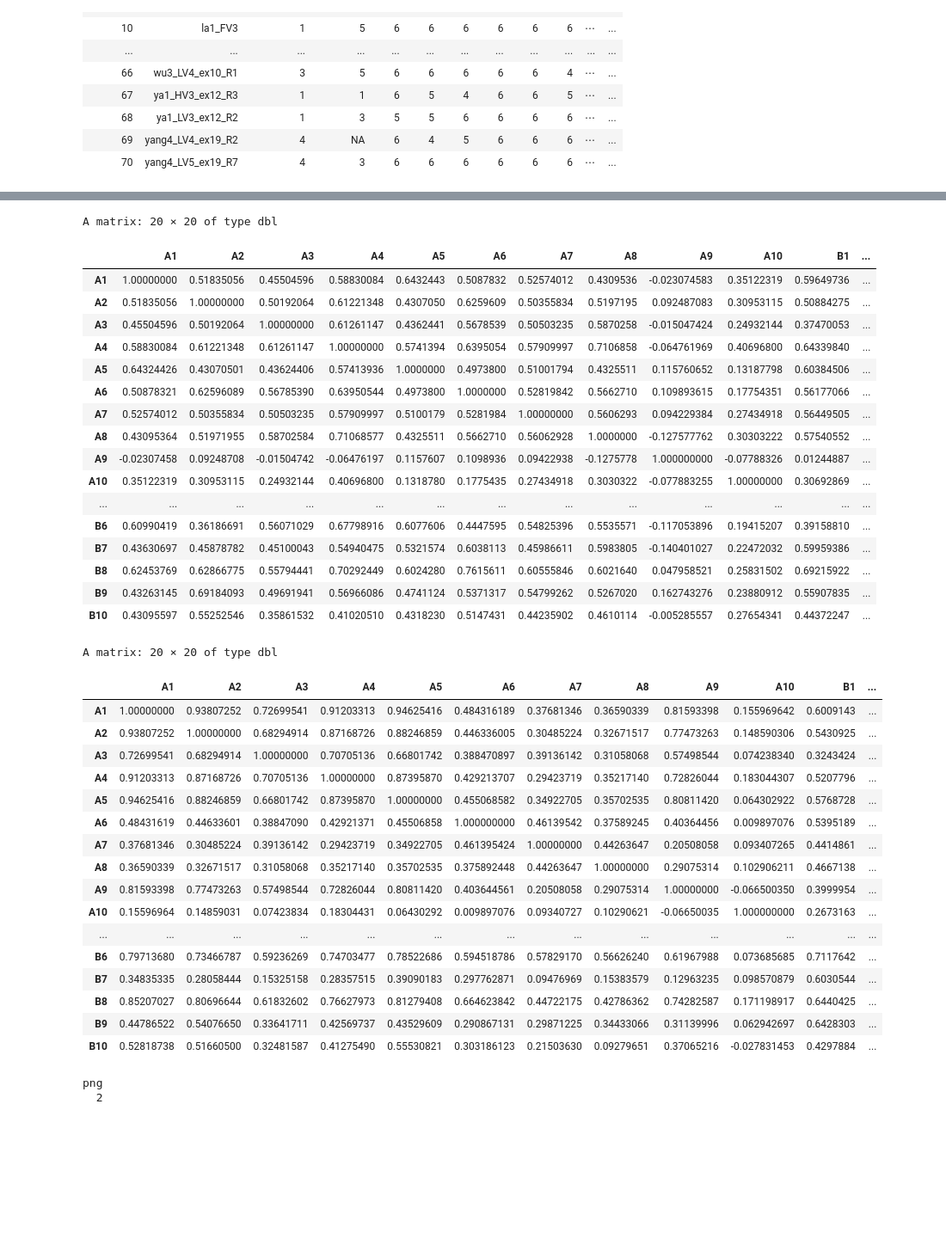
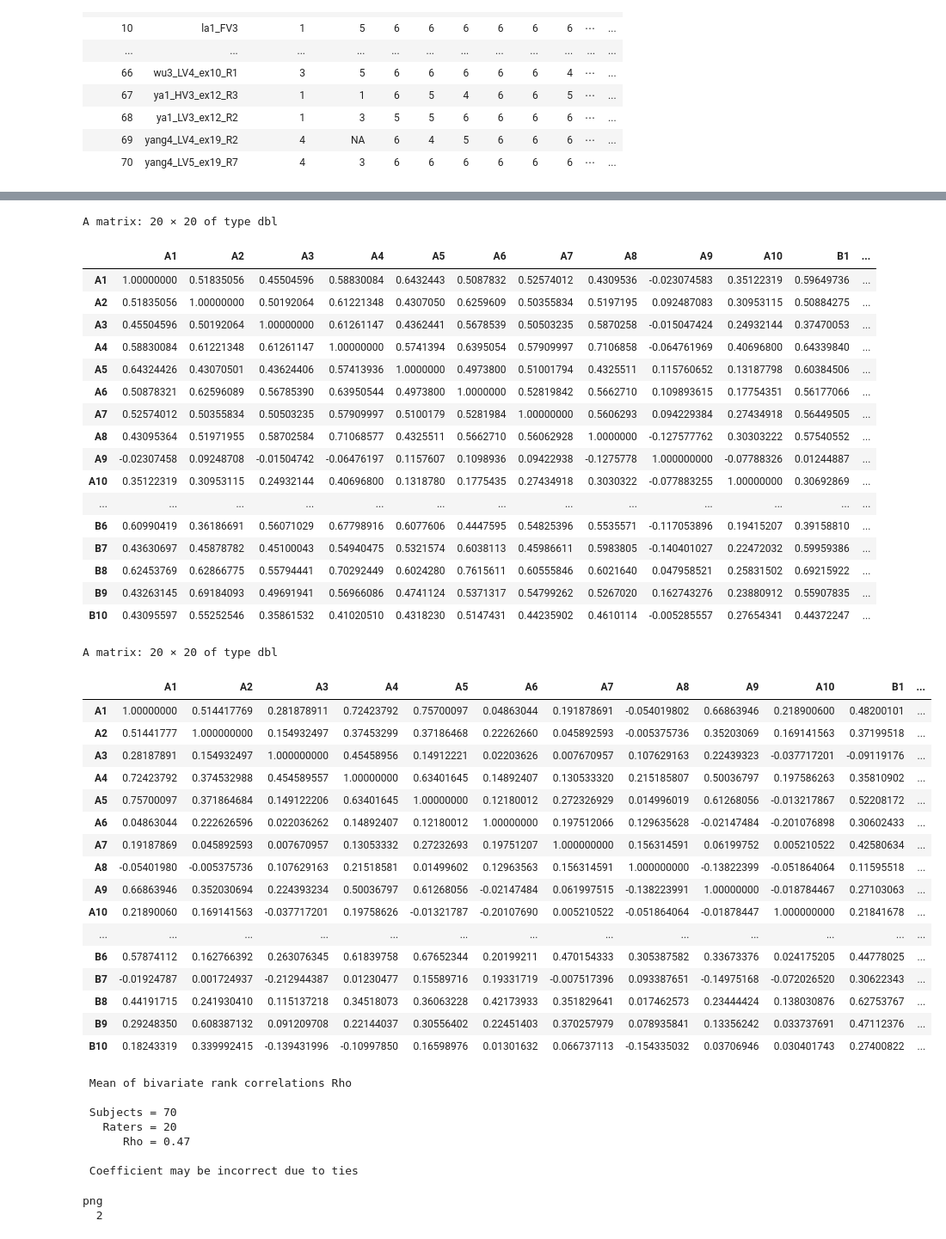
Before and after one commit to saltyseadawg/tonami-package, a Jupyter notebook: data_viz/ratings_analysis.ipynb, the cells around one changed output, grey strips where cells are left out. Shown at 86% size. Cells and saved outputs as stored; diff of their text form; code cells hidden in the pictures; blank space fills up the shorter version.

```diff
--- a/data_viz/ratings_analysis.ipynb
+++ b/data_viz/ratings_analysis.ipynb
@@ -38,8 +56,8 @@ A data.frame: 70 × 24
 # %%
 # convert ratings to matrix
-rater_ratings <- data.matrix(data[, c(seq(5,24))])
-apply(rater_ratings, 2, sd)
-rater_ranks <- apply(rater_ratings, 1, rank,ties.method="min")
+rater_sd <- apply(rater_ratings, 2, sd)
+rater_var <- apply(rater_ratings, 2, var)
+rater_ranks <- apply(rater_ratings, 1, rank,ties.method="average")
 kappam.light(rater_ratings)
 kripp.alpha(t(rater_ratings), method='ordinal')
 kripp.alpha(rater_ranks, method='ordinal')
@@ -108,45 +132,55 @@ A matrix: 20 × 20 of type dbl
 | B9 | 0.43263145 | 0.69184093 | 0.49691941 | 0.56966086 | 0.4741124 | 0.5371317 | 0.54799262 | 0.5267020 | 0.162743276 | 0.23880912 | 0.55907835 | ... |
 | B10 | 0.43095597 | 0.55252546 | 0.35861532 | 0.41020510 | 0.4318230 | 0.5147431 | 0.44235902 | 0.4610114 | -0.005285557 | 0.27654341 | 0.44372247 | ... |
 # %%
+# spearmans doesn't assume normal distribution - good bc our data is right skewed
 cor(rater_ratings, method='spearman')
 cor(t(rater_ranks), method='spearman')
+# probably can't use this one? see if this function can break ties
+meanrho(rater_ratings, fisher=FALSE)
 # %% [output]
 A matrix: 20 × 20 of type dbl
 |  | A1 | A2 | A3 | A4 | A5 | A6 | A7 | A8 | A9 | A10 | B1 | ... |
 | A1 | 1.00000000 | 0.51835056 | 0.45504596 | 0.58830084 | 0.6432443 | 0.5087832 | 0.52574012 | 0.4309536 | -0.023074583 | 0.35122319 | 0.59649736 | ... |
 | A2 | 0.51835056 | 1.00000000 | 0.50192064 | 0.61221348 | 0.4307050 | 0.6259609 | 0.50355834 | 0.5197195 | 0.092487083 | 0.30953115 | 0.50884275 | ... |
 | A3 | 0.45504596 | 0.50192064 | 1.00000000 | 0.61261147 | 0.4362441 | 0.5678539 | 0.50503235 | 0.5870258 | -0.015047424 | 0.24932144 | 0.37470053 | ... |
 | A4 | 0.58830084 | 0.61221348 | 0.61261147 | 1.00000000 | 0.5741394 | 0.6395054 | 0.57909997 | 0.7106858 | -0.064761969 | 0.40696800 | 0.64339840 | ... |
 | A5 | 0.64324426 | 0.43070501 | 0.43624406 | 0.57413936 | 1.0000000 | 0.4973800 | 0.51001794 | 0.4325511 | 0.115760652 | 0.13187798 | 0.60384506 | ... |
 | A6 | 0.50878321 | 0.62596089 | 0.56785390 | 0.63950544 | 0.4973800 | 1.0000000 | 0.52819842 | 0.5662710 | 0.109893615 | 0.17754351 | 0.56177066 | ... |
 | A7 | 0.52574012 | 0.50355834 | 0.50503235 | 0.57909997 | 0.5100179 | 0.5281984 | 1.00000000 | 0.5606293 | 0.094229384 | 0.27434918 | 0.56449505 | ... |
 | A8 | 0.43095364 | 0.51971955 | 0.58702584 | 0.71068577 | 0.4325511 | 0.5662710 | 0.56062928 | 1.0000000 | -0.127577762 | 0.30303222 | 0.57540552 | ... |
 | A9 | -0.02307458 | 0.09248708 | -0.01504742 | -0.06476197 | 0.1157607 | 0.1098936 | 0.09422938 | -0.1275778 | 1.000000000 | -0.07788326 | 0.01244887 | ... |
 | A10 | 0.35122319 | 0.30953115 | 0.24932144 | 0.40696800 | 0.1318780 | 0.1775435 | 0.27434918 | 0.3030322 | -0.077883255 | 1.00000000 | 0.30692869 | ... |
 | ... | ... | ... | ... | ... | ... | ... | ... | ... | ... | ... | ... | ... |
 | B6 | 0.60990419 | 0.36186691 | 0.56071029 | 0.67798916 | 0.6077606 | 0.4447595 | 0.54825396 | 0.5535571 | -0.117053896 | 0.19415207 | 0.39158810 | ... |
 | B7 | 0.43630697 | 0.45878782 | 0.45100043 | 0.54940475 | 0.5321574 | 0.6038113 | 0.45986611 | 0.5983805 | -0.140401027 | 0.22472032 | 0.59959386 | ... |
 | B8 | 0.62453769 | 0.62866775 | 0.55794441 | 0.70292449 | 0.6024280 | 0.7615611 | 0.60555846 | 0.6021640 | 0.047958521 | 0.25831502 | 0.69215922 | ... |
 | B9 | 0.43263145 | 0.69184093 | 0.49691941 | 0.56966086 | 0.4741124 | 0.5371317 | 0.54799262 | 0.5267020 | 0.162743276 | 0.23880912 | 0.55907835 | ... |
 | B10 | 0.43095597 | 0.55252546 | 0.35861532 | 0.41020510 | 0.4318230 | 0.5147431 | 0.44235902 | 0.4610114 | -0.005285557 | 0.27654341 | 0.44372247 | ... |
 A matrix: 20 × 20 of type dbl
 |  | A1 | A2 | A3 | A4 | A5 | A6 | A7 | A8 | A9 | A10 | B1 | ... |
-| A1 | 1.00000000 | 0.93807252 | 0.72699541 | 0.91203313 | 0.94625416 | 0.484316189 | 0.37681346 | 0.36590339 | 0.81593398 | 0.155969642 | 0.6009143 | ... |
-| A2 | 0.93807252 | 1.00000000 | 0.68294914 | 0.87168726 | 0.88246859 | 0.446336005 | 0.30485224 | 0.32671517 | 0.77473263 | 0.148590306 | 0.5430925 | ... |
-| A3 | 0.72699541 | 0.68294914 | 1.00000000 | 0.70705136 | 0.66801742 | 0.388470897 | 0.39136142 | 0.31058068 | 0.57498544 | 0.074238340 | 0.3243424 | ... |
-| A4 | 0.91203313 | 0.87168726 | 0.70705136 | 1.00000000 | 0.87395870 | 0.429213707 | 0.29423719 | 0.35217140 | 0.72826044 | 0.183044307 | 0.5207796 | ... |
-| A5 | 0.94625416 | 0.88246859 | 0.66801742 | 0.87395870 | 1.00000000 | 0.455068582 | 0.34922705 | 0.35702535 | 0.80811420 | 0.064302922 | 0.5768728 | ... |
-| A6 | 0.48431619 | 0.44633601 | 0.38847090 | 0.42921371 | 0.45506858 | 1.000000000 | 0.46139542 | 0.37589245 | 0.40364456 | 0.009897076 | 0.5395189 | ... |
-| A7 | 0.37681346 | 0.30485224 | 0.39136142 | 0.29423719 | 0.34922705 | 0.461395424 | 1.00000000 | 0.44263647 | 0.20508058 | 0.093407265 | 0.4414861 | ... |
-| A8 | 0.36590339 | 0.32671517 | 0.31058068 | 0.35217140 | 0.35702535 | 0.375892448 | 0.44263647 | 1.00000000 | 0.29075314 | 0.102906211 | 0.4667138 | ... |
-| A9 | 0.81593398 | 0.77473263 | 0.57498544 | 0.72826044 | 0.80811420 | 0.403644561 | 0.20508058 | 0.29075314 | 1.00000000 | -0.066500350 | 0.3999954 | ... |
-| A10 | 0.15596964 | 0.14859031 | 0.07423834 | 0.18304431 | 0.06430292 | 0.009897076 | 0.09340727 | 0.10290621 | -0.06650035 | 1.000000000 | 0.2673163 | ... |
+| A1 | 1.00000000 | 0.514417769 | 0.281878911 | 0.72423792 | 0.75700097 | 0.04863044 | 0.191878691 | -0.054019802 | 0.66863946 | 0.218900600 | 0.48200101 | ... |
+| A2 | 0.51441777 | 1.000000000 | 0.154932497 | 0.37453299 | 0.37186468 | 0.22262660 | 0.045892593 | -0.005375736 | 0.35203069 | 0.169141563 | 0.37199518 | ... |
+| A3 | 0.28187891 | 0.154932497 | 1.000000000 | 0.45458956 | 0.14912221 | 0.02203626 | 0.007670957 | 0.107629163 | 0.22439323 | -0.037717201 | -0.09119176 | ... |
+| A4 | 0.72423792 | 0.374532988 | 0.454589557 | 1.00000000 | 0.63401645 | 0.14892407 | 0.130533320 | 0.215185807 | 0.50036797 | 0.197586263 | 0.35810902 | ... |
+| A5 | 0.75700097 | 0.371864684 | 0.149122206 | 0.63401645 | 1.00000000 | 0.12180012 | 0.272326929 | 0.014996019 | 0.61268056 | -0.013217867 | 0.52208172 | ... |
+| A6 | 0.04863044 | 0.222626596 | 0.022036262 | 0.14892407 | 0.12180012 | 1.00000000 | 0.197512066 | 0.129635628 | -0.02147484 | -0.201076898 | 0.30602433 | ... |
+| A7 | 0.19187869 | 0.045892593 | 0.007670957 | 0.13053332 | 0.27232693 | 0.19751207 | 1.000000000 | 0.156314591 | 0.06199752 | 0.005210522 | 0.42580634 | ... |
+| A8 | -0.05401980 | -0.005375736 | 0.107629163 | 0.21518581 | 0.01499602 | 0.12963563 | 0.156314591 | 1.000000000 | -0.13822399 | -0.051864064 | 0.11595518 | ... |
+| A9 | 0.66863946 | 0.352030694 | 0.224393234 | 0.50036797 | 0.61268056 | -0.02147484 | 0.061997515 | -0.138223991 | 1.00000000 | -0.018784467 | 0.27103063 | ... |
+| A10 | 0.21890060 | 0.169141563 | -0.037717201 | 0.19758626 | -0.01321787 | -0.20107690 | 0.005210522 | -0.051864064 | -0.01878447 | 1.000000000 | 0.21841678 | ... |
 | ... | ... | ... | ... | ... | ... | ... | ... | ... | ... | ... | ... | ... |
-| B6 | 0.79713680 | 0.73466787 | 0.59236269 | 0.74703477 | 0.78522686 | 0.594518786 | 0.57829170 | 0.56626240 | 0.61967988 | 0.073685685 | 0.7117642 | ... |
-| B7 | 0.34835335 | 0.28058444 | 0.15325158 | 0.28357515 | 0.39090183 | 0.297762871 | 0.09476969 | 0.15383579 | 0.12963235 | 0.098570879 | 0.6030544 | ... |
-| B8 | 0.85207027 | 0.80696644 | 0.61832602 | 0.76627973 | 0.81279408 | 0.664623842 | 0.44722175 | 0.42786362 | 0.74282587 | 0.171198917 | 0.6440425 | ... |
-| B9 | 0.44786522 | 0.54076650 | 0.33641711 | 0.42569737 | 0.43529609 | 0.290867131 | 0.29871225 | 0.34433066 | 0.31139996 | 0.062942697 | 0.6428303 | ... |
-| B10 | 0.52818738 | 0.51660500 | 0.32481587 | 0.41275490 | 0.55530821 | 0.303186123 | 0.21503630 | 0.09279651 | 0.37065216 | -0.027831453 | 0.4297884 | ... |
+| B6 | 0.57874112 | 0.162766392 | 0.263076345 | 0.61839758 | 0.67652344 | 0.20199211 | 0.470154333 | 0.305387582 | 0.33673376 | 0.024175205 | 0.44778025 | ... |
+| B7 | -0.01924787 | 0.001724937 | -0.212944387 | 0.01230477 | 0.15589716 | 0.19331719 | -0.007517396 | 0.093387651 | -0.14975168 | -0.072026520 | 0.30622343 | ... |
+| B8 | 0.44191715 | 0.241930410 | 0.115137218 | 0.34518073 | 0.36063228 | 0.42173933 | 0.351829641 | 0.017462573 | 0.23444424 | 0.138030876 | 0.62753767 | ... |
+| B9 | 0.29248350 | 0.608387132 | 0.091209708 | 0.22144037 | 0.30556402 | 0.22451403 | 0.370257979 | 0.078935841 | 0.13356242 | 0.033737691 | 0.47112376 | ... |
+| B10 | 0.18243319 | 0.339992415 | -0.139431996 | -0.10997850 | 0.16598976 | 0.01301632 | 0.066737113 | -0.154335032 | 0.03706946 | 0.030401743 | 0.27400822 | ... |
+ Mean of bivariate rank correlations Rho
+
+ Subjects = 70
+   Raters = 20
+      Rho = 0.47
+
+ Coefficient may be incorrect due to ties
 # %%
 pdf(file = "yourPlots.pdf")
 pairs.panels(rater_ratings)
```
Also changed, not shown: parts of 12 cells of this notebook.
